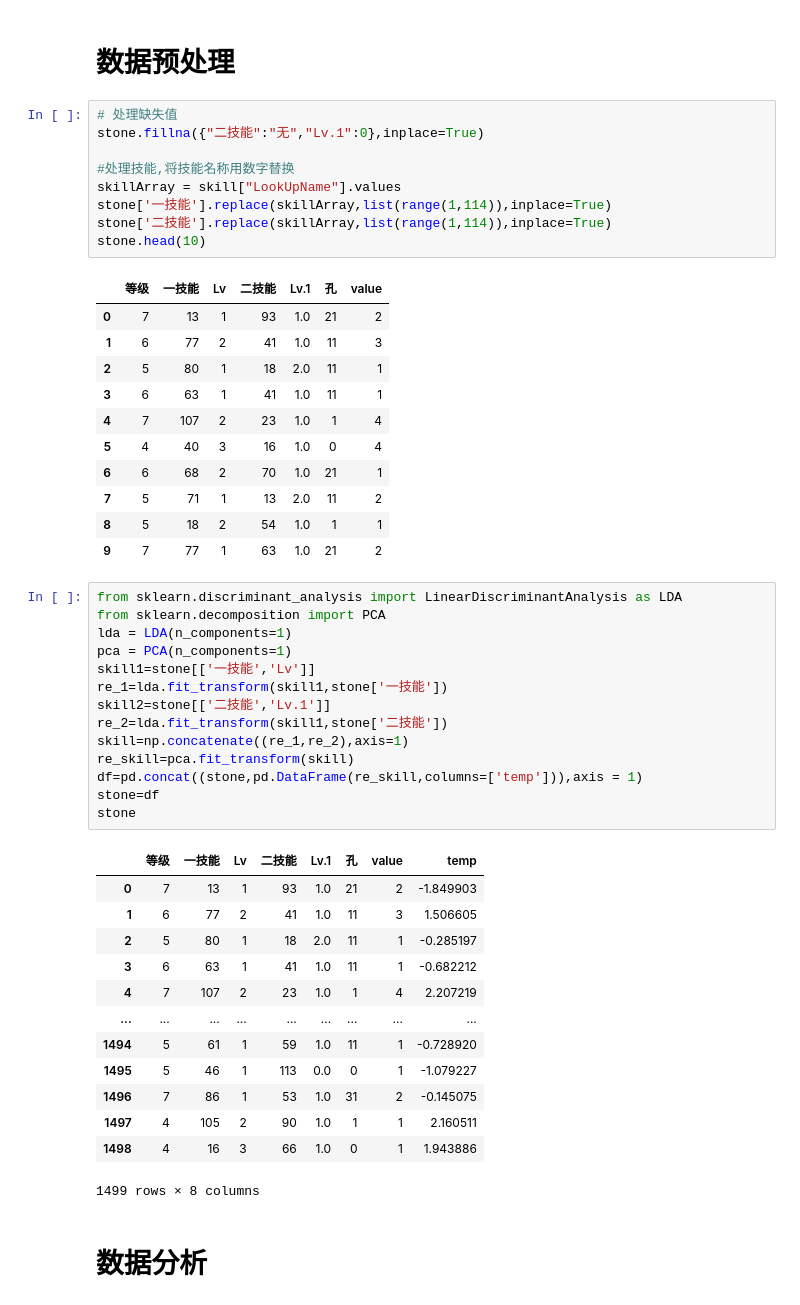
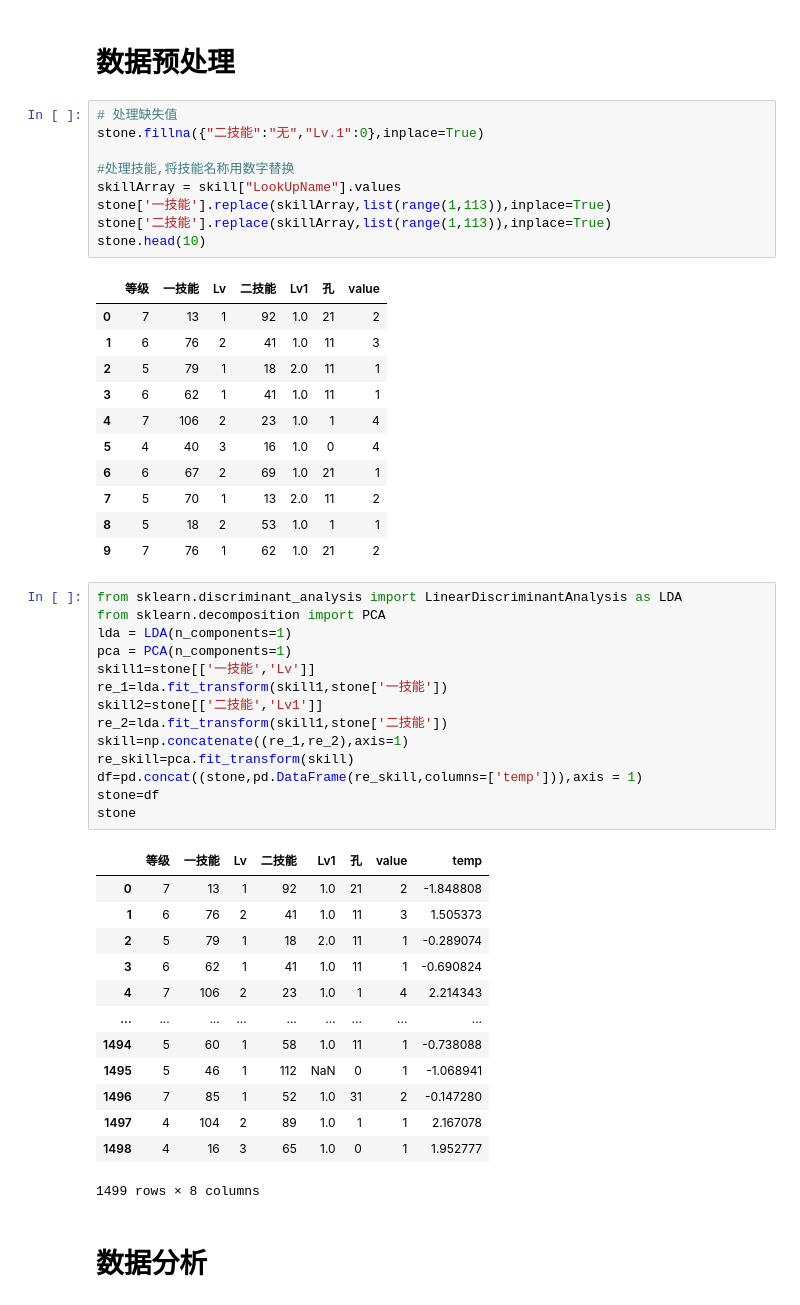
Before and after one commit to Tchar-7/python-analysis, a Jupyter notebook: new_MH_analysis.ipynb, the cells around one changed output. Cells and saved outputs as stored; diff of their text form.

```diff
--- a/new_MH_analysis.ipynb
+++ b/new_MH_analysis.ipynb
@@ -65,48 +67,48 @@ stone.fillna({"二技能":"无","Lv.1":0},inplace=True)
 
 #处理技能,将技能名称用数字替换
 skillArray = skill["LookUpName"].values
-stone['一技能'].replace(skillArray,list(range(1,114)),inplace=True)
-stone['二技能'].replace(skillArray,list(range(1,114)),inplace=True)
+stone['一技能'].replace(skillArray,list(range(1,113)),inplace=True)
+stone['二技能'].replace(skillArray,list(range(1,113)),inplace=True)
 stone.head(10)
 # %% [output]
-|  | 等级 | 一技能 | Lv | 二技能 | Lv.1 | 孔 | value |
-| 0 | 7 | 13 | 1 | 93 | 1.0 | 21 | 2 |
-| 1 | 6 | 77 | 2 | 41 | 1.0 | 11 | 3 |
-| 2 | 5 | 80 | 1 | 18 | 2.0 | 11 | 1 |
-| 3 | 6 | 63 | 1 | 41 | 1.0 | 11 | 1 |
-| 4 | 7 | 107 | 2 | 23 | 1.0 | 1 | 4 |
+|  | 等级 | 一技能 | Lv | 二技能 | Lv1 | 孔 | value |
+| 0 | 7 | 13 | 1 | 92 | 1.0 | 21 | 2 |
+| 1 | 6 | 76 | 2 | 41 | 1.0 | 11 | 3 |
+| 2 | 5 | 79 | 1 | 18 | 2.0 | 11 | 1 |
+| 3 | 6 | 62 | 1 | 41 | 1.0 | 11 | 1 |
+| 4 | 7 | 106 | 2 | 23 | 1.0 | 1 | 4 |
 | 5 | 4 | 40 | 3 | 16 | 1.0 | 0 | 4 |
-| 6 | 6 | 68 | 2 | 70 | 1.0 | 21 | 1 |
-| 7 | 5 | 71 | 1 | 13 | 2.0 | 11 | 2 |
-| 8 | 5 | 18 | 2 | 54 | 1.0 | 1 | 1 |
-| 9 | 7 | 77 | 1 | 63 | 1.0 | 21 | 2 |
+| 6 | 6 | 67 | 2 | 69 | 1.0 | 21 | 1 |
+| 7 | 5 | 70 | 1 | 13 | 2.0 | 11 | 2 |
+| 8 | 5 | 18 | 2 | 53 | 1.0 | 1 | 1 |
+| 9 | 7 | 76 | 1 | 62 | 1.0 | 21 | 2 |
 # %%
 from sklearn.discriminant_analysis import LinearDiscriminantAnalysis as LDA
 from sklearn.decomposition import PCA
 lda = LDA(n_components=1)
 pca = PCA(n_components=1)
 skill1=stone[['一技能','Lv']]
 re_1=lda.fit_transform(skill1,stone['一技能'])
-skill2=stone[['二技能','Lv.1']]
+skill2=stone[['二技能','Lv1']]
 re_2=lda.fit_transform(skill1,stone['二技能'])
 skill=np.concatenate((re_1,re_2),axis=1)
 re_skill=pca.fit_transform(skill)
 df=pd.concat((stone,pd.DataFrame(re_skill,columns=['temp'])),axis = 1)
 stone=df
 stone
 # %% [output]
-|  | 等级 | 一技能 | Lv | 二技能 | Lv.1 | 孔 | value | temp |
-| 0 | 7 | 13 | 1 | 93 | 1.0 | 21 | 2 | -1.849903 |
-| 1 | 6 | 77 | 2 | 41 | 1.0 | 11 | 3 | 1.506605 |
-| 2 | 5 | 80 | 1 | 18 | 2.0 | 11 | 1 | -0.285197 |
-| 3 | 6 | 63 | 1 | 41 | 1.0 | 11 | 1 | -0.682212 |
-| 4 | 7 | 107 | 2 | 23 | 1.0 | 1 | 4 | 2.207219 |
+|  | 等级 | 一技能 | Lv | 二技能 | Lv1 | 孔 | value | temp |
+| 0 | 7 | 13 | 1 | 92 | 1.0 | 21 | 2 | -1.848808 |
+| 1 | 6 | 76 | 2 | 41 | 1.0 | 11 | 3 | 1.505373 |
+| 2 | 5 | 79 | 1 | 18 | 2.0 | 11 | 1 | -0.289074 |
+| 3 | 6 | 62 | 1 | 41 | 1.0 | 11 | 1 | -0.690824 |
+| 4 | 7 | 106 | 2 | 23 | 1.0 | 1 | 4 | 2.214343 |
 | ... | ... | ... | ... | ... | ... | ... | ... | ... |
-| 1494 | 5 | 61 | 1 | 59 | 1.0 | 11 | 1 | -0.728920 |
-| 1495 | 5 | 46 | 1 | 113 | 0.0 | 0 | 1 | -1.079227 |
-| 1496 | 7 | 86 | 1 | 53 | 1.0 | 31 | 2 | -0.145075 |
-| 1497 | 4 | 105 | 2 | 90 | 1.0 | 1 | 1 | 2.160511 |
-| 1498 | 4 | 16 | 3 | 66 | 1.0 | 0 | 1 | 1.943886 |
+| 1494 | 5 | 60 | 1 | 58 | 1.0 | 11 | 1 | -0.738088 |
+| 1495 | 5 | 46 | 1 | 112 | NaN | 0 | 1 | -1.068941 |
+| 1496 | 7 | 85 | 1 | 52 | 1.0 | 31 | 2 | -0.147280 |
+| 1497 | 4 | 104 | 2 | 89 | 1.0 | 1 | 1 | 2.167078 |
+| 1498 | 4 | 16 | 3 | 65 | 1.0 | 0 | 1 | 1.952777 |
 1499 rows × 8 columns
 # %% [markdown]
 # 数据分析
```
Also changed, not shown: parts of 21 cells of this notebook, 5 other files.
